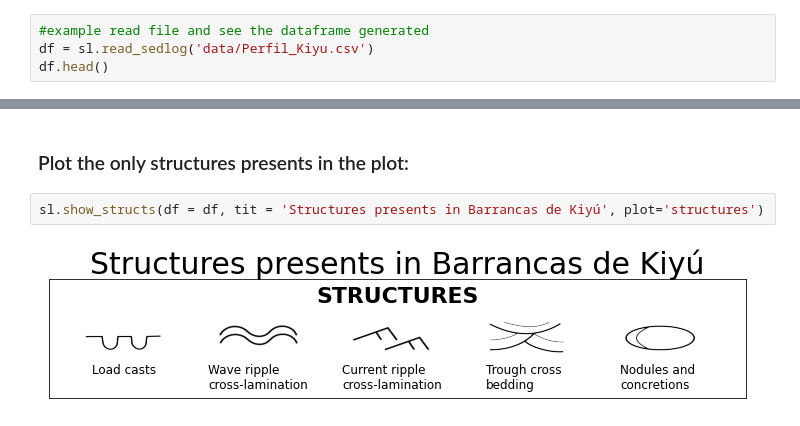
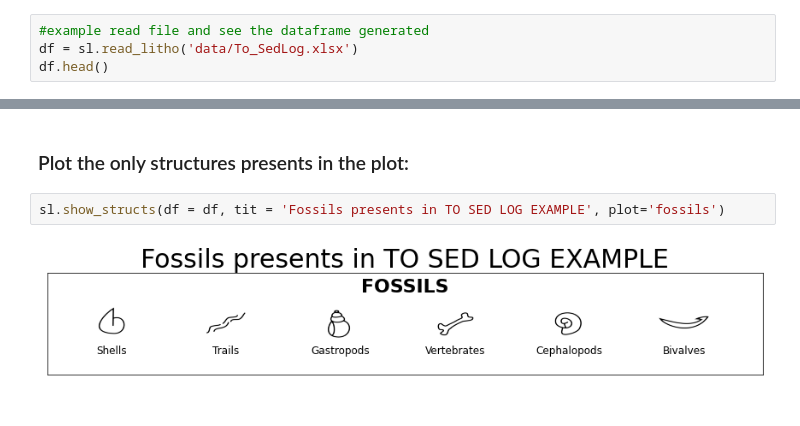
Before and after one commit to rubensdmp/StratiLib, a Jupyter notebook: tutorials/03_Write_SedLog_Data.ipynb, the cells around one changed output, grey strips where cells are left out. Cells and saved outputs as stored; diff of their text form.

```diff
--- a/tutorials/03_Write_SedLog_Data.ipynb
+++ b/tutorials/03_Write_SedLog_Data.ipynb
@@ -29,6 +29,6 @@ except ImportError:
 read_sedlog() read the csv file exported by SedLog 3.1 and create a Pandas Dataframe with the specific stratiLib information. <br>
 # %%
 #example read file and see the dataframe generated
-df = sl.read_sedlog('data/Perfil_Kiyu.csv')
+df = sl.read_litho('data/To_SedLog.xlsx')
 df.head()
 # %% [output]
@@ -94,6 +94,6 @@ sl.show_litho(df = df, tit ='Lithologies for Barrancas de Kiyú', cols = 4)
 # %% [markdown]
 ### Plot the only structures presents in the plot:
 # %%
-sl.show_structs(df = df, tit = 'Structures presents in Barrancas de Kiyú', plot='structures')
+sl.show_structs(df = df, tit = 'Fossils presents in TO SED LOG EXAMPLE', plot='fossils')
 # %% [output]
-[figure, old version]
+[figure, new version]
```
Also changed, not shown: parts of 7 cells of this notebook, 5 other files.
